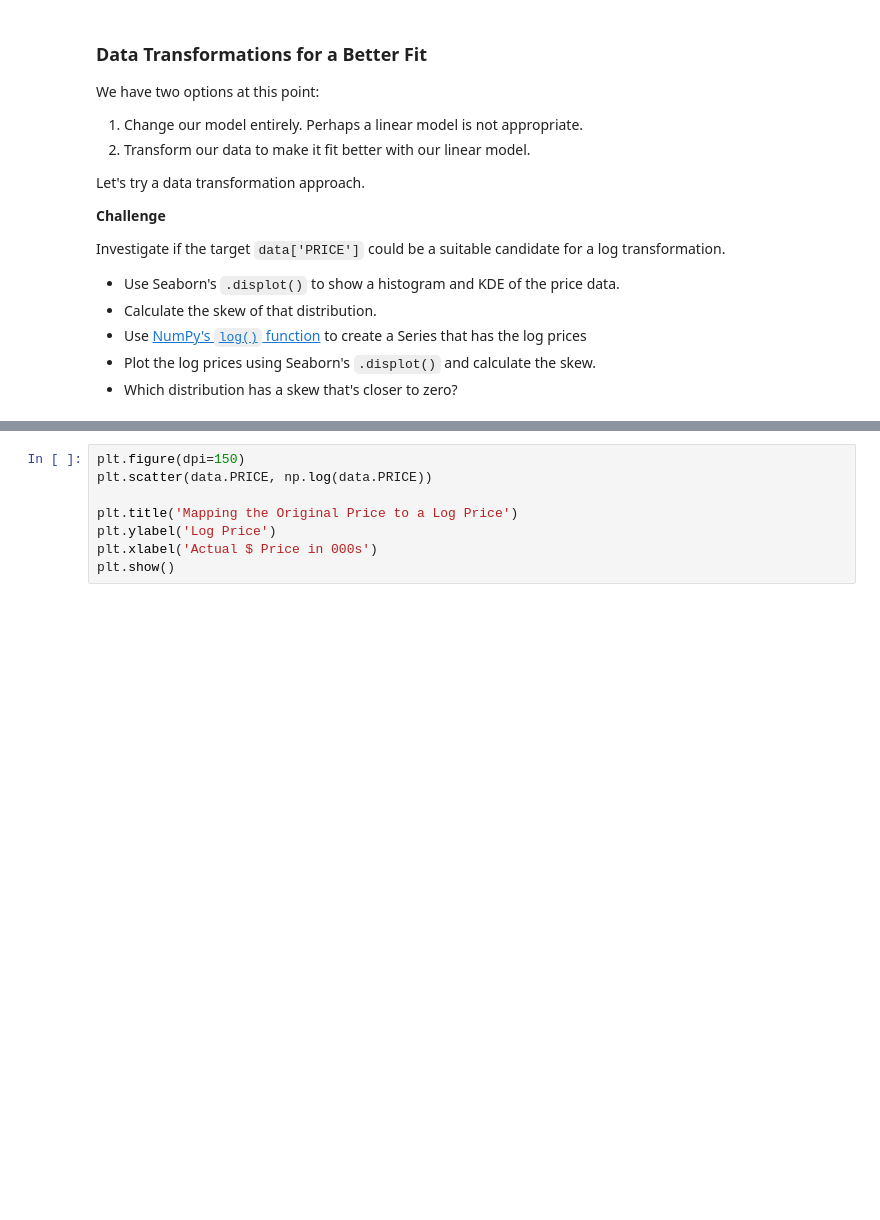
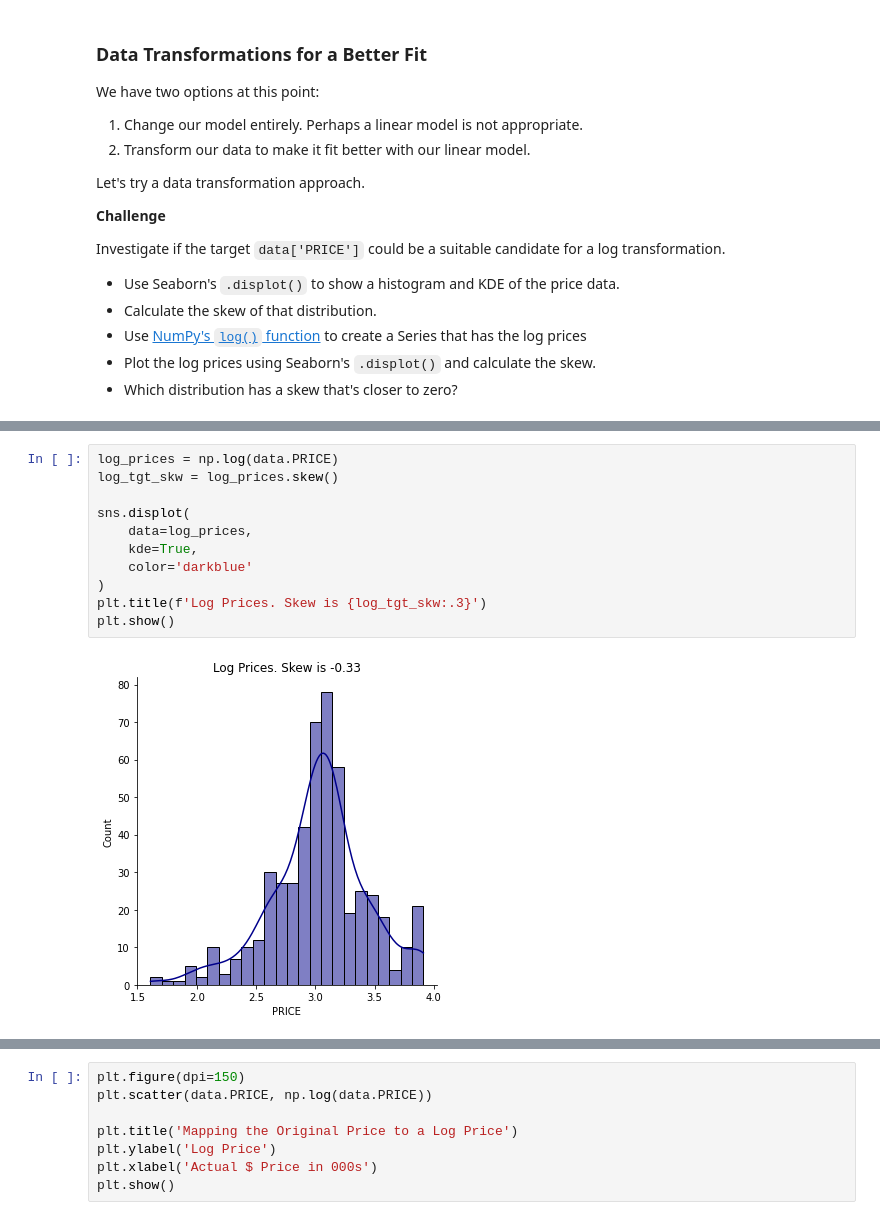
Before and after one commit to DarkDk123/House-valuation-model, a Jupyter notebook: Multivariable_Regression_and_Valuation_Model_(start).ipynb, the cells around one changed output, grey strips where cells are left out. Drawn from its saved outputs; the diff is of its cells as text; blank space fills up the shorter version.

```diff
--- a/Multivariable_Regression_and_Valuation_Model_(start).ipynb
+++ b/Multivariable_Regression_and_Valuation_Model_(start).ipynb
@@ -772,0 +791,13 @@ Investigate if the target `data['PRICE']` could be a suitable candidate for a lo
+# %%
+log_prices = np.log(data.PRICE)
+log_tgt_skw = log_prices.skew()
+
+sns.displot(
+    data=log_prices,
+    kde=True,
+    color='darkblue'
+)
+plt.title(f'Log Prices. Skew is {log_tgt_skw:.3}')
+plt.show()
+# %% [output]
+[figure, added]
```
Also changed, not shown: parts of 5 cells of this notebook.
